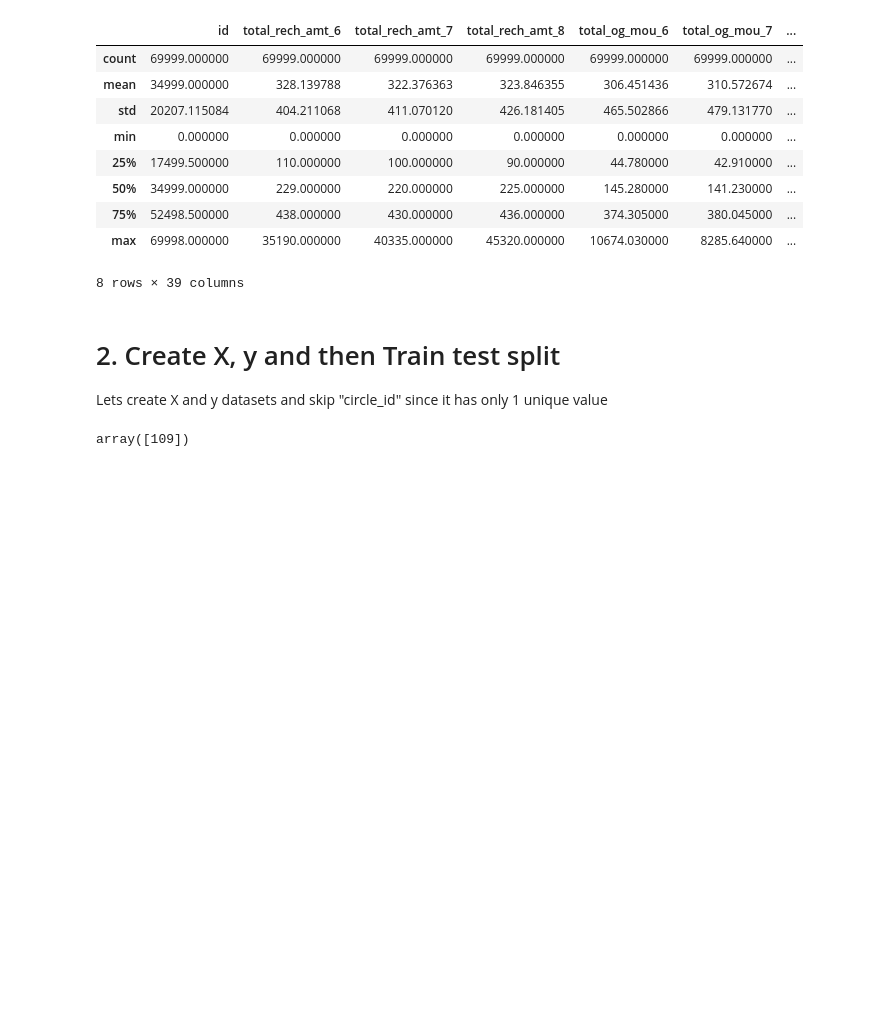
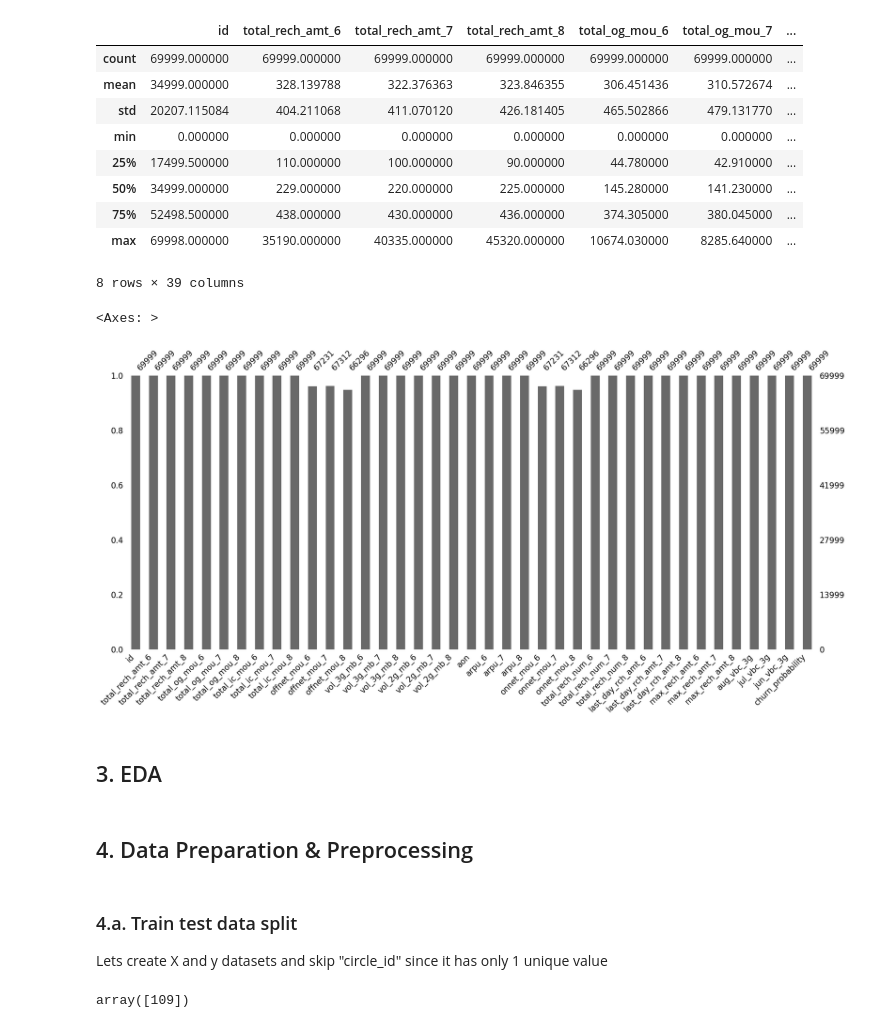
Before and after one commit to asthaa29/telecomchurncasestudy, a Jupyter notebook: telecomchurnprediction.ipynb, the cells around one changed output. Saved outputs shown, nothing was run; the diff lists cells and outputs as text; code cells hidden in the pictures; blank space fills up the shorter version.

```diff
--- a/telecomchurnprediction.ipynb
+++ b/telecomchurnprediction.ipynb
@@ -295,5 +292,5 @@ Since too much missing information would make a column not really a great predic
 # %%
-new_vars = missing_data_percent[missing_data_percent.le(40)].index
+new_vars = missing_data_percent[missing_data_percent.le(70)].index
 data_telecom= data_msd[new_vars]
 # %%
 data_telecom.head()
@@ -320,8 +317,17 @@ data_telecom.describe()
 | 75% | 52498.500000 | 438.000000 | 430.000000 | 436.000000 | 374.305000 | 380.045000 | ... |
 | max | 69998.000000 | 35190.000000 | 40335.000000 | 45320.000000 | 10674.030000 | 8285.640000 | ... |
 8 rows × 39 columns
+# %%
+msno.bar(data_telecom)
+# %% [output]
+<Axes: >
+[figure, added]
+# %% [markdown]
+## 3. EDA
+# %% [markdown]
+## 4. Data Preparation & Preprocessing
 # %% [markdown]
-# 2. Create X, y and then Train test split
+### 4.a. Train test data split
 
 Lets create X and y datasets and skip "circle_id" since it has only 1 unique value
 # %%
```
Also changed, not shown: parts of 13 cells of this notebook.
